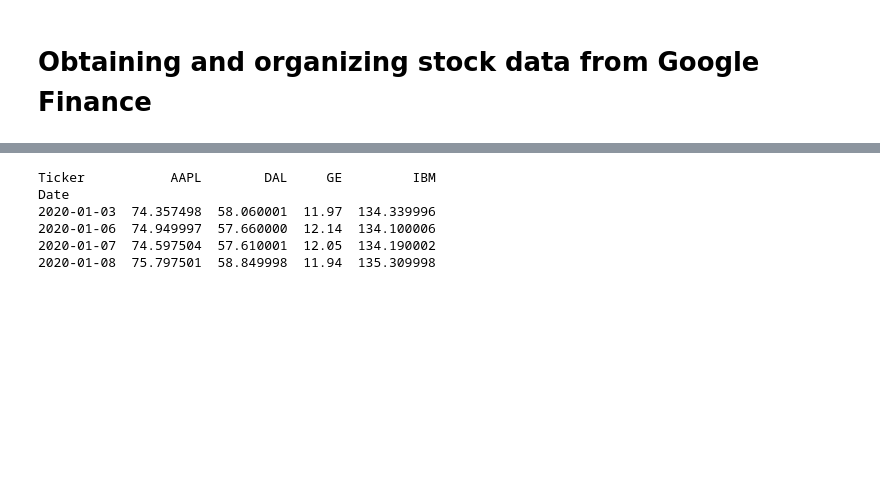
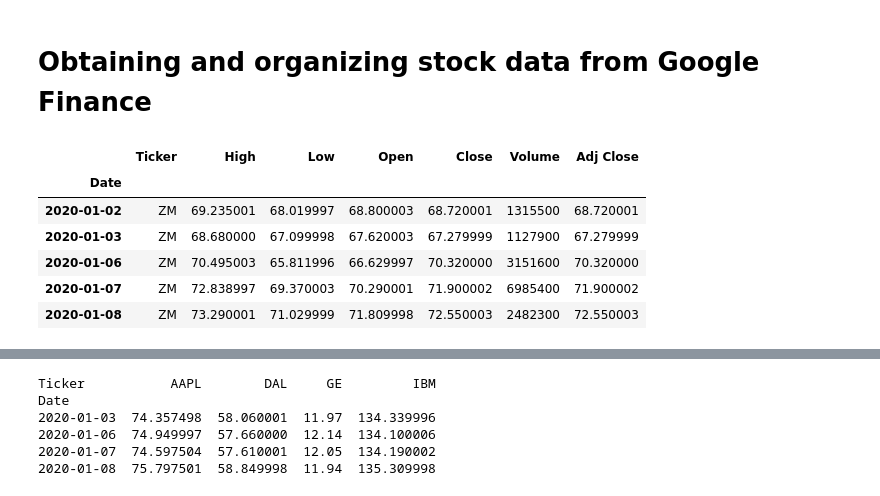
Before and after one commit to jiayou60/Learning-Pandas-Second-Edition, a Jupyter notebook: Chapter15/15_Finance.ipynb, the cells around one changed output, grey strips where cells are left out. Cells and saved outputs as stored; diff of their text form; code cells hidden in the pictures; blank space fills up the shorter version.

```diff
--- a/Chapter15/15_Finance.ipynb
+++ b/Chapter15/15_Finance.ipynb
@@ -33,6 +33,19 @@ def get_stock_data(ticker, start, end):
     # rename this column
     data.insert(0, "Ticker", ticker)
     return data
+# %%
+# request the three years of data for MSFT
+start = datetime(2020, 1, 1)
+end = datetime(2021, 2, 17)
+get_stock_data("ZM", start, end)[:5]
+# %% [output]
+|  | Ticker | High | Low | Open | Close | Volume | Adj Close |
+| Date |  |  |  |  |  |  |  |
+| 2020-01-02 | ZM | 69.235001 | 68.019997 | 68.800003 | 68.720001 | 1315500 | 68.720001 |
+| 2020-01-03 | ZM | 68.680000 | 67.099998 | 67.620003 | 67.279999 | 1127900 | 67.279999 |
+| 2020-01-06 | ZM | 70.495003 | 65.811996 | 66.629997 | 70.320000 | 3151600 | 70.320000 |
+| 2020-01-07 | ZM | 72.838997 | 69.370003 | 70.290001 | 71.900002 | 6985400 | 71.900002 |
+| 2020-01-08 | ZM | 73.290001 | 71.029999 | 71.809998 | 72.550003 | 2482300 | 72.550003 |
 # %%
 # request the three years of data for MSFT
 start = datetime(2020, 1, 1)
```
Also changed, not shown: parts of 26 cells of this notebook.
